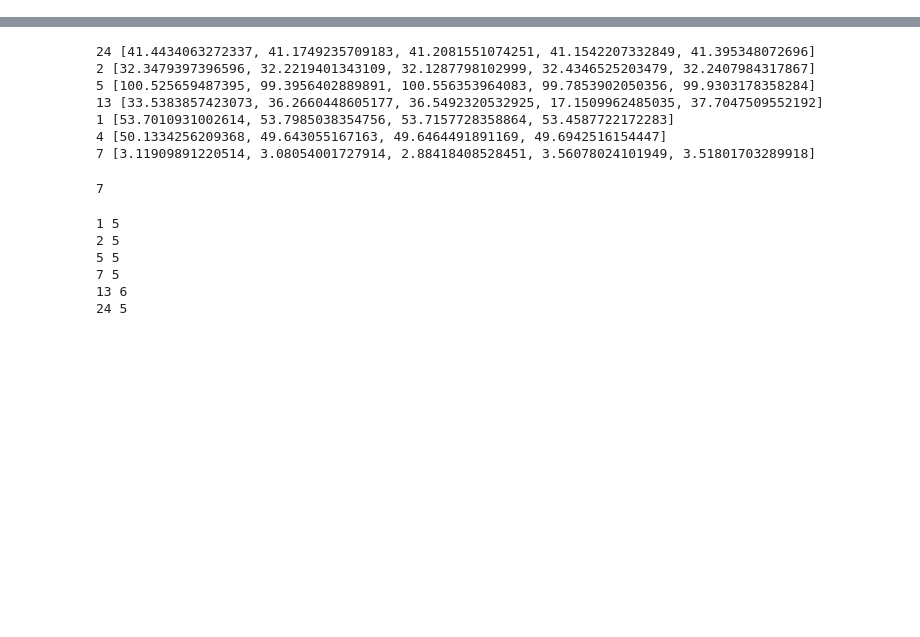
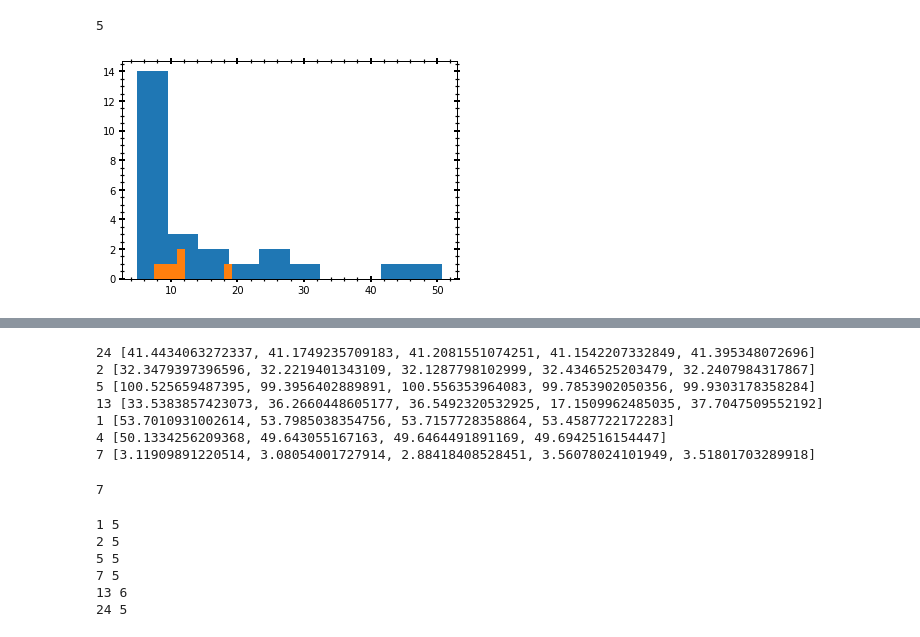
Before and after one commit to MaryumSayeed/ESPRESSO, a Jupyter notebook: scripts/rv_program.ipynb, the cells around one changed output, grey strips where cells are left out. Drawn from its saved outputs; the diff is of its cells as text; code cells hidden in the pictures; blank space fills up the shorter version.

```diff
--- a/scripts/rv_program.ipynb
+++ b/scripts/rv_program.ipynb
@@ -19,0 +42,35 @@ files_p113 = glob.glob('../data/P113_data/*.fits')
+# %%
+def combine_table(obj_dir):
+    new_df = {'RG_id':[], 'galah_id': [], 'obj_name': []}
+
+    for k, v in obj_dir.items():
+        if len(v['rv']) < 4:
+            continue
+        result_table = Simbad.query_objectids(v['name'][0])
+        result_table = np.array(result_table).astype('str')
+
+        for i in result_table:
+            if 'GALAH' in i:
+                galah_name = i.split(' ')[-1]
+
+        new_df['RG_id'].append(k)
+        new_df['galah_id'].append(int(galah_name))
+        new_df['obj_name'].append(v['name'][0])
+
+    new_df = pd.DataFrame(new_df)
+
+    new_df = pd.merge(new_df, galah[['sobject_id', 'vbroad', 'fe_h', 'Li_fe', 'ruwe_dr2']], left_on='galah_id', right_on='sobject_id')
+    new_df['Li_val'] = new_df.fe_h+new_df.Li_fe+1.05
+
+    cols = ['RG_id', 'galah_id', 'obj_name', 'Li_val', 'vbroad', 'fe_h','ruwe_dr2']
+    new_df = new_df[cols]
+    new_df.sort_values(by=['RG_id'],inplace=True)
+
+    new_df = new_df.round(2)
+    return new_df
+
+df_p112 = combine_table(obj_dir_p112)
+df_p113 = combine_table(obj_dir_p113)
+# %%
+p112_galah = pd.merge(galah[['sobject_id','logg','teff']], df_p112,left_on='sobject_id', right_on='galah_id', how='right')
+p113_galah = pd.merge(galah[['sobject_id','logg','teff']], df_p113,left_on='sobject_id', right_on='galah_id', how='right')
@@ -19,0 +87,11 @@ files_p113 = glob.glob('../data/P113_data/*.fits')
+# %%
+np.min(p113_galah.vbroad), np.max(p113_galah.vbroad)
+
+plt.hist(p113_galah.vbroad)
+plt.hist(p112_galah.vbroad)
+p113_galah[p113_galah.vbroad <= 10].logg.count()
+p113_galah[(p113_galah.vbroad > 10) & (p113_galah.vbroad < 20)].logg.count()
+p113_galah[(p113_galah.vbroad >= 20)].logg.count()
+# %% [output]
+5
+[figure, added]
```
Also changed, not shown: parts of 14 cells of this notebook, 1 other file.
